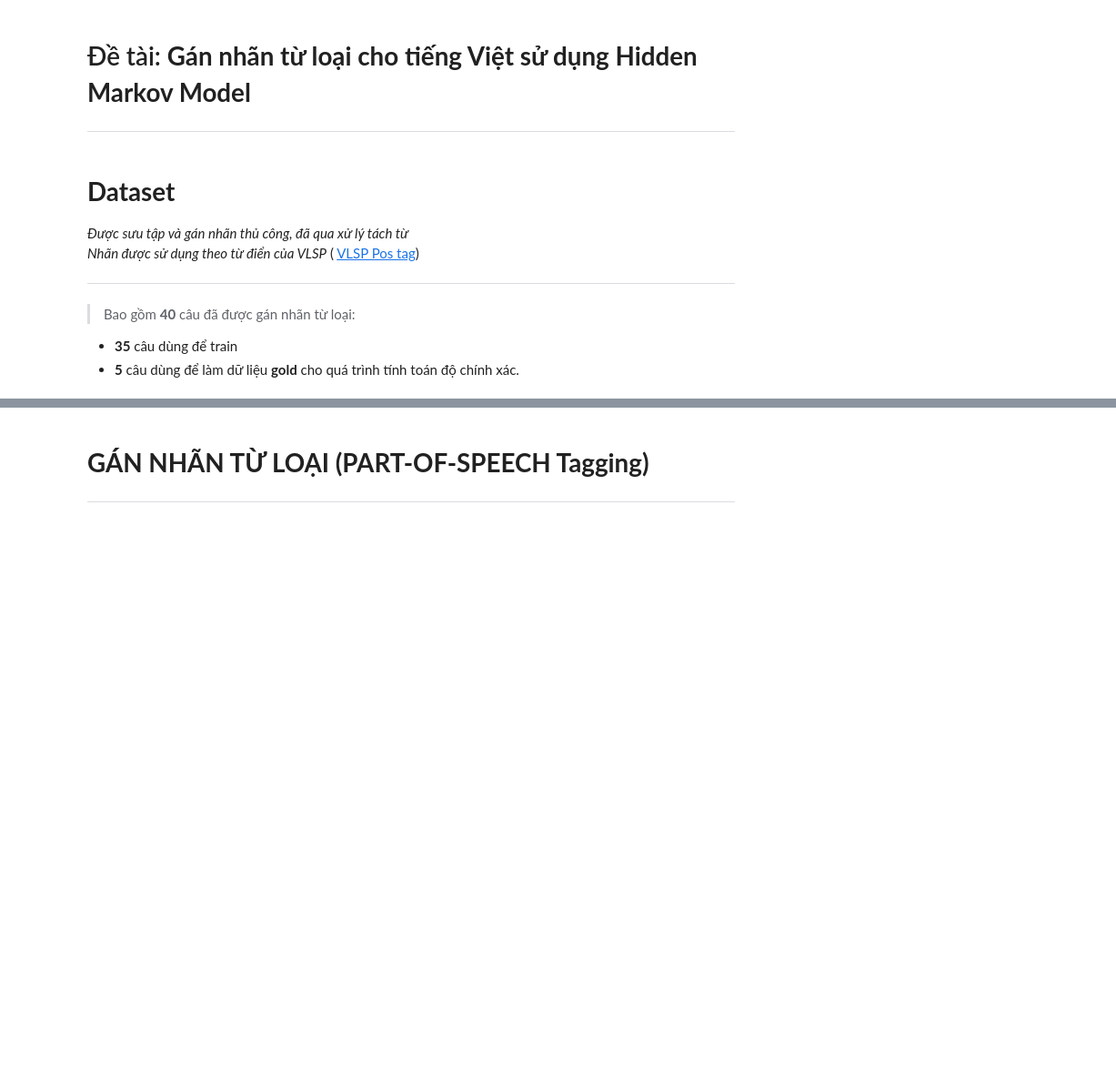
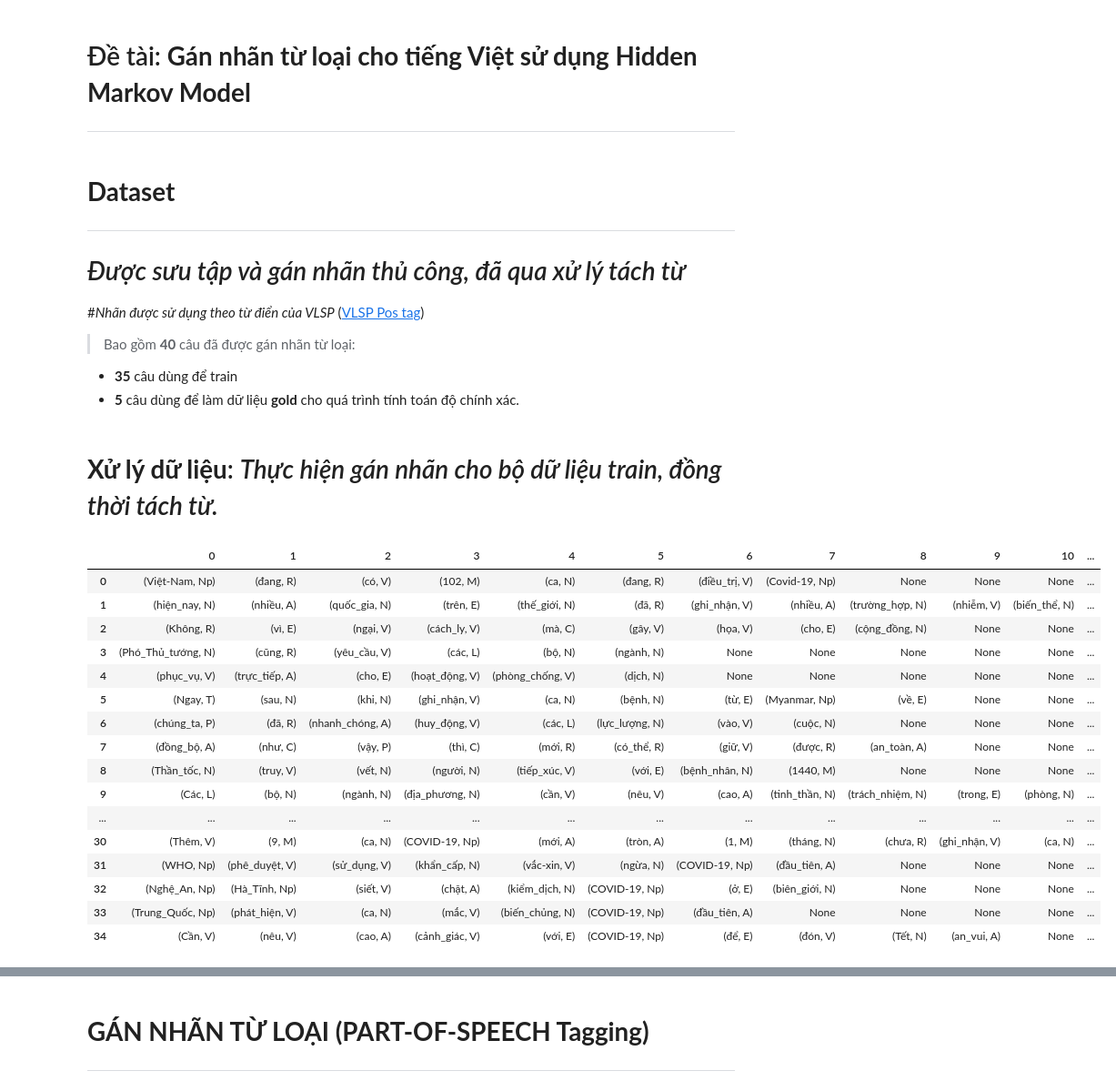
Before and after one commit to icebearian/CS221-Natural-Language-Processing, a Jupyter notebook: PosTaggingCapstoneProject.ipynb, the cells around one changed output, grey strips where cells are left out. Shown at 91% size. Drawn from its saved outputs; the diff is of its cells as text; code cells hidden in the pictures; blank space fills up the shorter version.

```diff
--- a/PosTaggingCapstoneProject.ipynb
+++ b/PosTaggingCapstoneProject.ipynb
@@ -5,14 +5,54 @@
 ---
 # %% [markdown]
 # **Dataset**
-*Được sưu tập và gán nhãn thủ công, đã qua xử lý tách từ*<br>
-*Nhãn được sử dụng theo từ điển của VLSP* (
-[VLSP Pos tag](https://vlsp.hpda.vn/demo/vcl/PoSTag.htm))
+---
+# *Được sưu tập và gán nhãn thủ công, đã qua xử lý tách từ*<br>
+#*Nhãn được sử dụng theo từ điển của VLSP* ([VLSP Pos tag](https://vlsp.hpda.vn/demo/vcl/PoSTag.htm))
 
----
 > Bao gồm **40** câu đã được gán nhãn từ loại:
 - **35** câu dùng để train
 - **5** câu dùng để làm dữ liệu **gold** cho quá trình tính toán độ chính xác.
+# %% [markdown]
+# **Xử lý dữ liệu**: *Thực hiện gán nhãn cho bộ dữ liệu train, đồng thời tách từ.*
+# %%
+import pandas as pd
+df = pd.read_csv("data.csv")
+def connect(index,df):
+  dataset = []
+  x = df["words"][index]
+  y = df["pos"][index]
+  y1 = x.split()
+  y2 = y.split()
+  z = len(y1)
+  for i in range(z):
+    dataset.append(tuple((y1[i],y2[i])))
+
+  return dataset
+
+DATA = []
+for i in range(len(df)):
+  DATA.append((connect(i,df)))
+
+visualize = pd.DataFrame(DATA)
+visualize
+# %% [output]
+|  | 0 | 1 | 2 | 3 | 4 | 5 | 6 | 7 | 8 | 9 | 10 | ... |
+| 0 | (Việt-Nam, Np) | (đang, R) | (có, V) | (102, M) | (ca, N) | (đang, R) | (điều_trị, V) | (Covid-19, Np) | None | None | None | ... |
+| 1 | (hiện_nay, N) | (nhiều, A) | (quốc_gia, N) | (trên, E) | (thế_giới, N) | (đã, R) | (ghi_nhận, V) | (nhiều, A) | (trường_hợp, N) | (nhiễm, V) | (biến_thể, N) | ... |
+| 2 | (Không, R) | (vì, E) | (ngại, V) | (cách_ly, V) | (mà, C) | (gây, V) | (họa, V) | (cho, E) | (cộng_đồng, N) | None | None | ... |
+| 3 | (Phó_Thủ_tướng, N) | (cũng, R) | (yêu_cầu, V) | (các, L) | (bộ, N) | (ngành, N) | None | None | None | None | None | ... |
+| 4 | (phục_vụ, V) | (trực_tiếp, A) | (cho, E) | (hoạt_động, V) | (phòng_chống, V) | (dịch, N) | None | None | None | None | None | ... |
+| 5 | (Ngay, T) | (sau, N) | (khi, N) | (ghi_nhận, V) | (ca, N) | (bệnh, N) | (từ, E) | (Myanmar, Np) | (về, E) | None | None | ... |
+| 6 | (chúng_ta, P) | (đã, R) | (nhanh_chóng, A) | (huy_động, V) | (các, L) | (lực_lượng, N) | (vào, V) | (cuộc, N) | None | None | None | ... |
+| 7 | (đồng_bộ, A) | (như, C) | (vậy, P) | (thì, C) | (mới, R) | (có_thể, R) | (giữ, V) | (được, R) | (an_toàn, A) | None | None | ... |
+| 8 | (Thần_tốc, N) | (truy, V) | (vết, N) | (người, N) | (tiếp_xúc, V) | (với, E) | (bệnh_nhân, N) | (1440, M) | None | None | None | ... |
+| 9 | (Các, L) | (bộ, N) | (ngành, N) | (địa_phương, N) | (cần, V) | (nêu, V) | (cao, A) | (tinh_thần, N) | (trách_nhiệm, N) | (trong, E) | (phòng, N) | ... |
+| ... | ... | ... | ... | ... | ... | ... | ... | ... | ... | ... | ... | ... |
+| 30 | (Thêm, V) | (9, M) | (ca, N) | (COVID-19, Np) | (mới, A) | (tròn, A) | (1, M) | (tháng, N) | (chưa, R) | (ghi_nhận, V) | (ca, N) | ... |
+| 31 | (WHO, Np) | (phê_duyệt, V) | (sử_dụng, V) | (khẩn_cấp, N) | (vắc-xin, V) | (ngừa, N) | (COVID-19, Np) | (đầu_tiên, A) | None | None | None | ... |
+| 32 | (Nghệ_An, Np) | (Hà_Tĩnh, Np) | (siết, V) | (chặt, A) | (kiểm_dịch, N) | (COVID-19, Np) | (ở, E) | (biên_giới, N) | None | None | None | ... |
+| 33 | (Trung_Quốc, Np) | (phát_hiện, V) | (ca, N) | (mắc, V) | (biến_chủng, N) | (COVID-19, Np) | (đầu_tiên, A) | None | None | None | None | ... |
+| 34 | (Cần, V) | (nêu, V) | (cao, A) | (cảnh_giác, V) | (với, E) | (COVID-19, Np) | (để, E) | (đón, V) | (Tết, N) | (an_vui, A) | None | ... |
 # %%
 import matplotlib.pyplot as plt
 import matplotlib.image as mpimg
```
Also changed, not shown: parts of 7 cells of this notebook.
